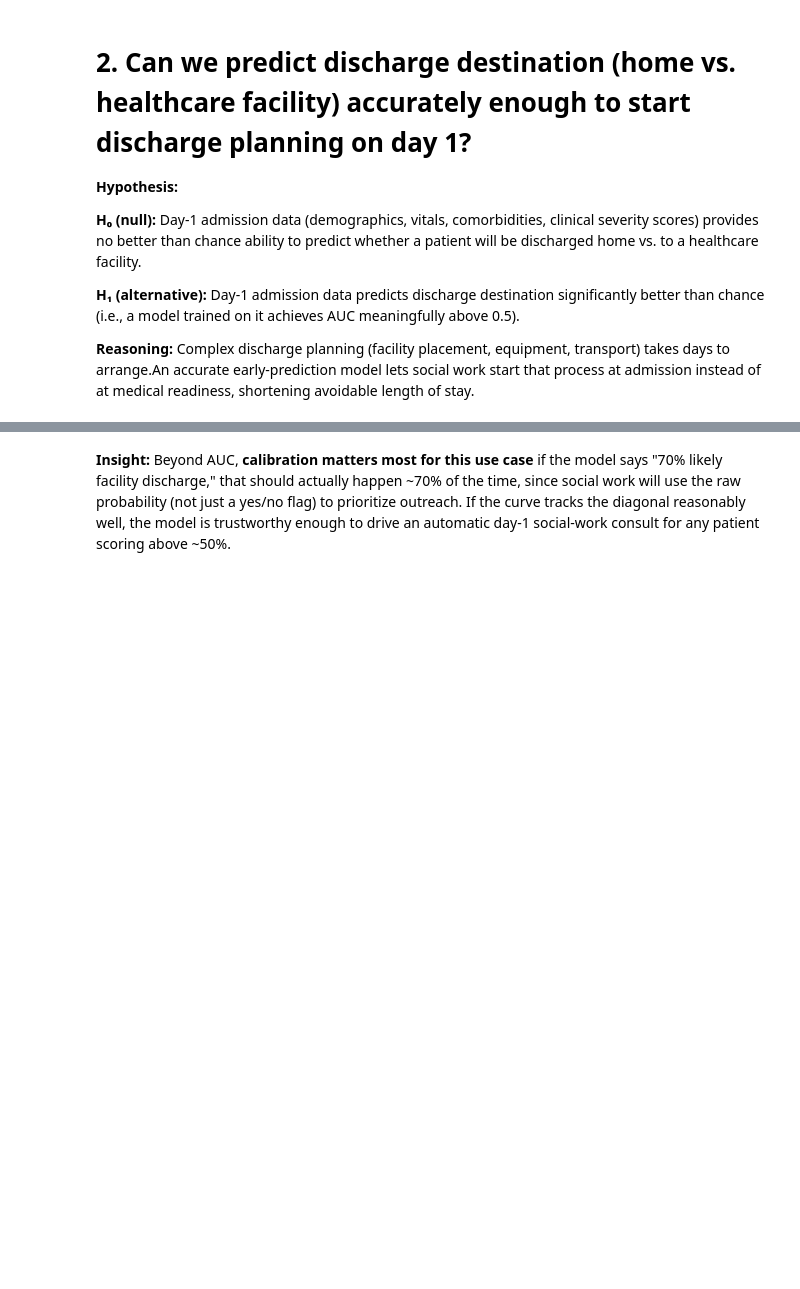
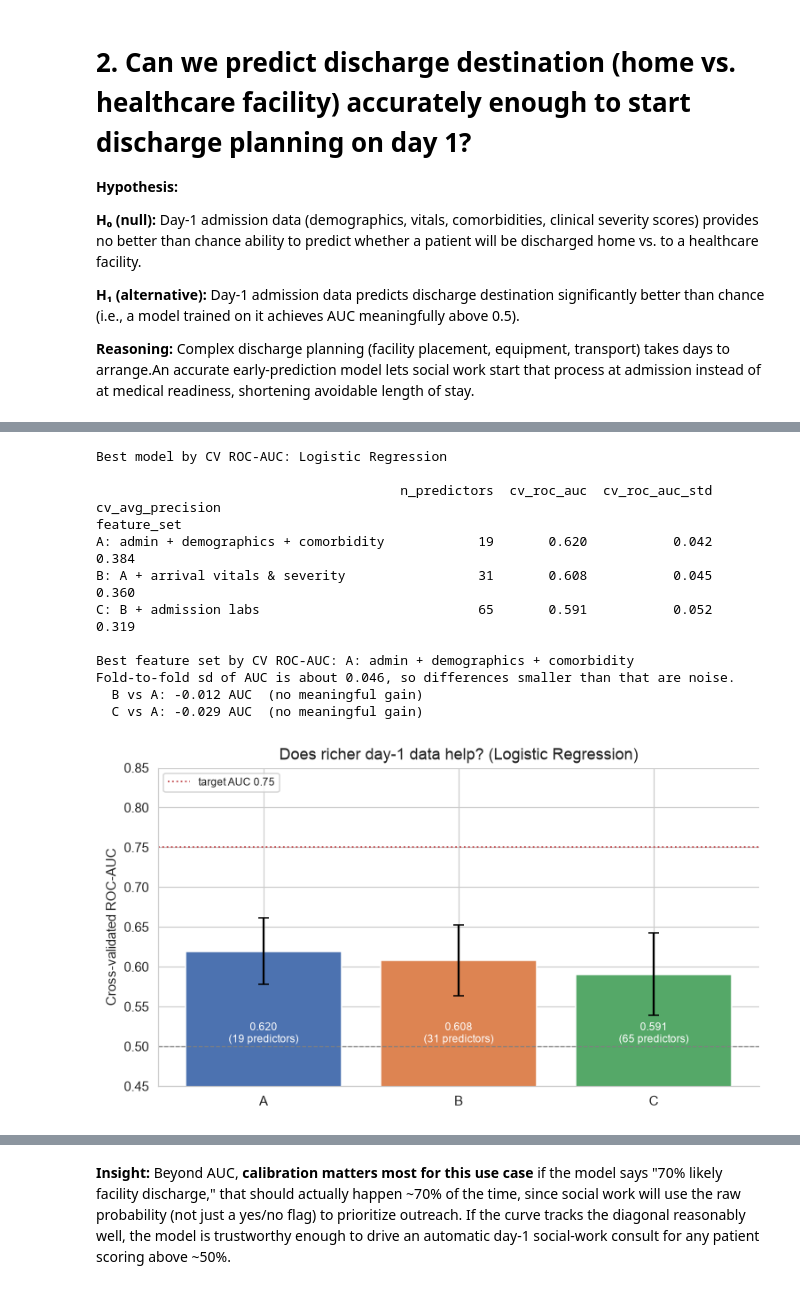
Before and after one commit to mishrasudha1984-png/Team4_The_Zen_OF_Five_PythonHackathon_Sep2026, a Jupyter notebook: Team4_The_Zen_Of_Five_4.Predictive.ipynb, the cells around one changed output, grey strips where cells are left out. Saved outputs shown, nothing was run; the diff lists cells and outputs as text; code cells hidden in the pictures; blank space fills up the shorter version.

```diff
--- a/Team4_The_Zen_Of_Five_4.Predictive.ipynb
+++ b/Team4_The_Zen_Of_Five_4.Predictive.ipynb
@@ -546,0 +887,46 @@ Day-1 admission data predicts discharge destination significantly better than ch
+# %%
+real_models = cv_results.drop(index="Baseline (majority class)")
+best_name = real_models["roc_auc"].idxmax()
+print(f"Best model by CV ROC-AUC: {best_name}\n")
+
+rows = []
+for set_name in FEATURE_SETS:
+    res = cross_validate(make_pipeline(candidate_models()[best_name], set_name), X_train, y_train,
+                         cv=cv, scoring={"roc_auc": "roc_auc", "avg_precision": "average_precision"}, n_jobs=1)
+    rows.append({"feature_set": set_name, "n_predictors": len(cols_of(set_name)),
+                 "cv_roc_auc": res["test_roc_auc"].mean(), "cv_roc_auc_std": res["test_roc_auc"].std(),
+                 "cv_avg_precision": res["test_avg_precision"].mean()})
+ablation = pd.DataFrame(rows).set_index("feature_set")
+print(ablation.round(3).to_string())
+
+final_set = ablation["cv_roc_auc"].idxmax()
+print(f"\nBest feature set by CV ROC-AUC: {final_set}")
+print(f"Fold-to-fold sd of AUC is about {ablation['cv_roc_auc_std'].mean():.3f}, so differences smaller "
+      f"than that are noise.")
+for s in (SET_B, SET_C):
+    d = ablation.loc[s, "cv_roc_auc"] - ablation.loc[SET_A, "cv_roc_auc"]
+    print(f"  {s.split(':')[0]} vs A: {d:+.3f} AUC  ({'no meaningful gain' if d < ablation['cv_roc_auc_std'].mean() else 'gain'})")
+
+fig, ax = plt.subplots(figsize=(7, 4))
+ax.bar([s.split(":")[0] for s in ablation.index], ablation["cv_roc_auc"], yerr=ablation["cv_roc_auc_std"],
+       color=["#4C72B0", "#DD8452", "#55A868"], capsize=4)
+for i, (auc_, n) in enumerate(zip(ablation["cv_roc_auc"], ablation["n_predictors"])):
+    ax.text(i, 0.505, f"{auc_:.3f}\n({n} predictors)", ha="center", fontsize=8, color="white")
+ax.axhline(0.5, color="gray", ls="--", lw=0.8); ax.axhline(MIN_AUC, color="#C44E52", ls=":", lw=1.2, label=f"target AUC {MIN_AUC}")
+ax.set_ylim(0.45, 0.85); ax.set_ylabel("Cross-validated ROC-AUC")
+ax.set_title(f"Does richer day-1 data help? ({best_name})"); ax.legend(loc="upper left", fontsize=8)
+plt.tight_layout(); plt.savefig("q2_dest_feature_sets.png", dpi=150); plt.show()
+# %% [output]
+Best model by CV ROC-AUC: Logistic Regression
+
+                                       n_predictors  cv_roc_auc  cv_roc_auc_std  cv_avg_precision
+feature_set
+A: admin + demographics + comorbidity            19       0.620           0.042             0.384
+B: A + arrival vitals & severity                 31       0.608           0.045             0.360
+C: B + admission labs                            65       0.591           0.052             0.319
+
+Best feature set by CV ROC-AUC: A: admin + demographics + comorbidity
+Fold-to-fold sd of AUC is about 0.046, so differences smaller than that are noise.
+  B vs A: -0.012 AUC  (no meaningful gain)
+  C vs A: -0.029 AUC  (no meaningful gain)
+[figure, added]
```
Also changed, not shown: parts of 36 cells of this notebook.
